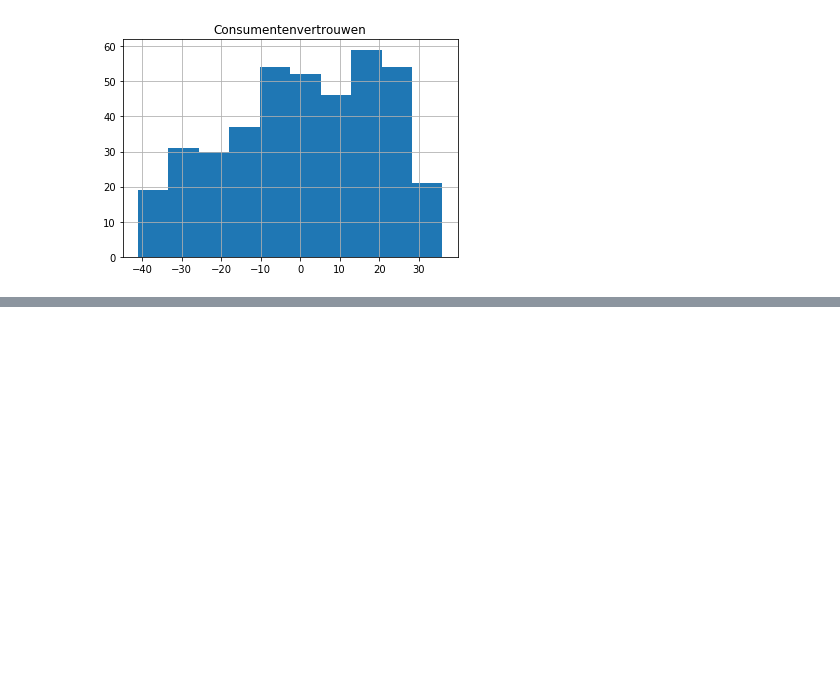
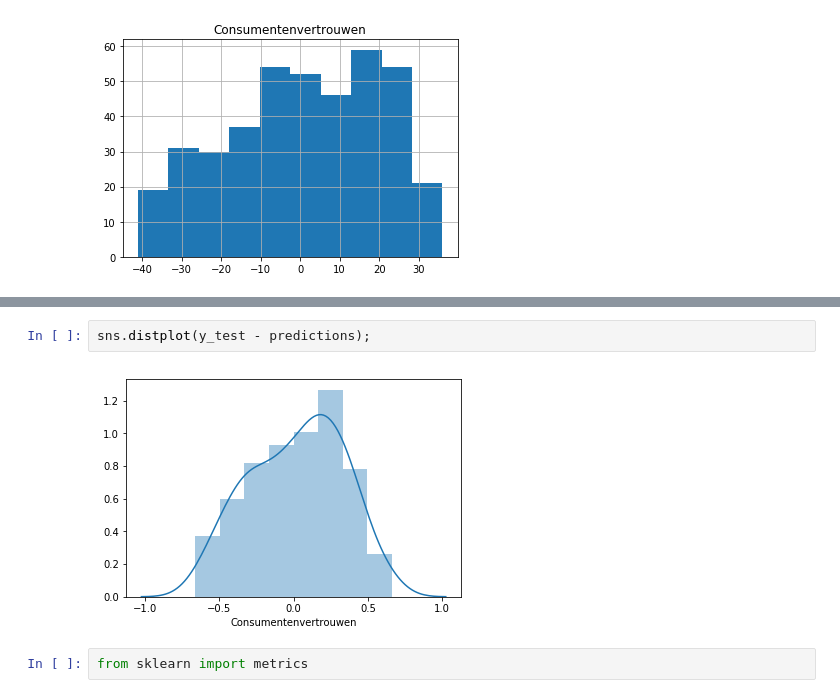
Before and after one commit to paauwp/CBS-Analyse, a Jupyter notebook: Consumentenvertrouwen.ipynb, the cells around one changed output, grey strips where cells are left out. Saved outputs shown, nothing was run; the diff lists cells and outputs as text; blank space fills up the shorter version.

```diff
--- a/Consumentenvertrouwen.ipynb
+++ b/Consumentenvertrouwen.ipynb
@@ -53,0 +98,6 @@ array([[<matplotlib.axes._subplots.AxesSubplot object at 0x...>]],
+# %%
+sns.distplot(y_test - predictions);
+# %% [output]
+[figure, added]
+# %%
+from sklearn import metrics
```
Also changed, not shown: parts of 12 cells of this notebook.
